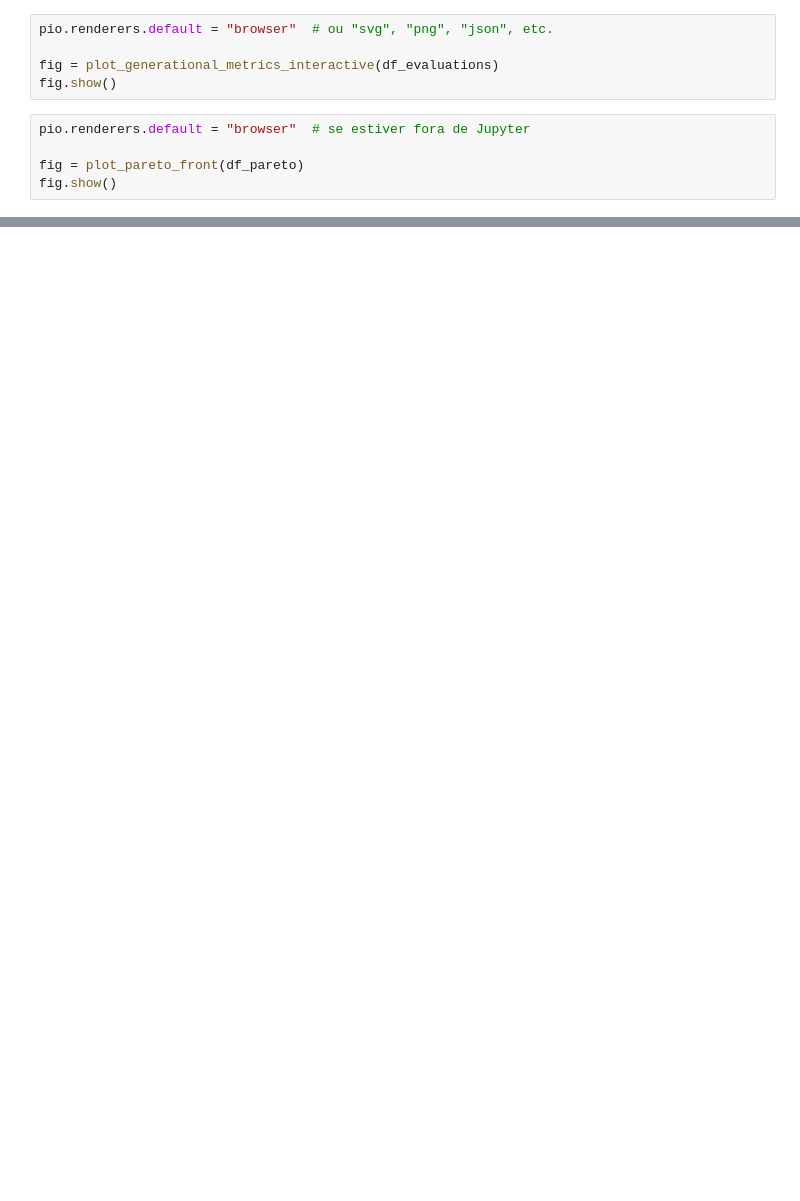
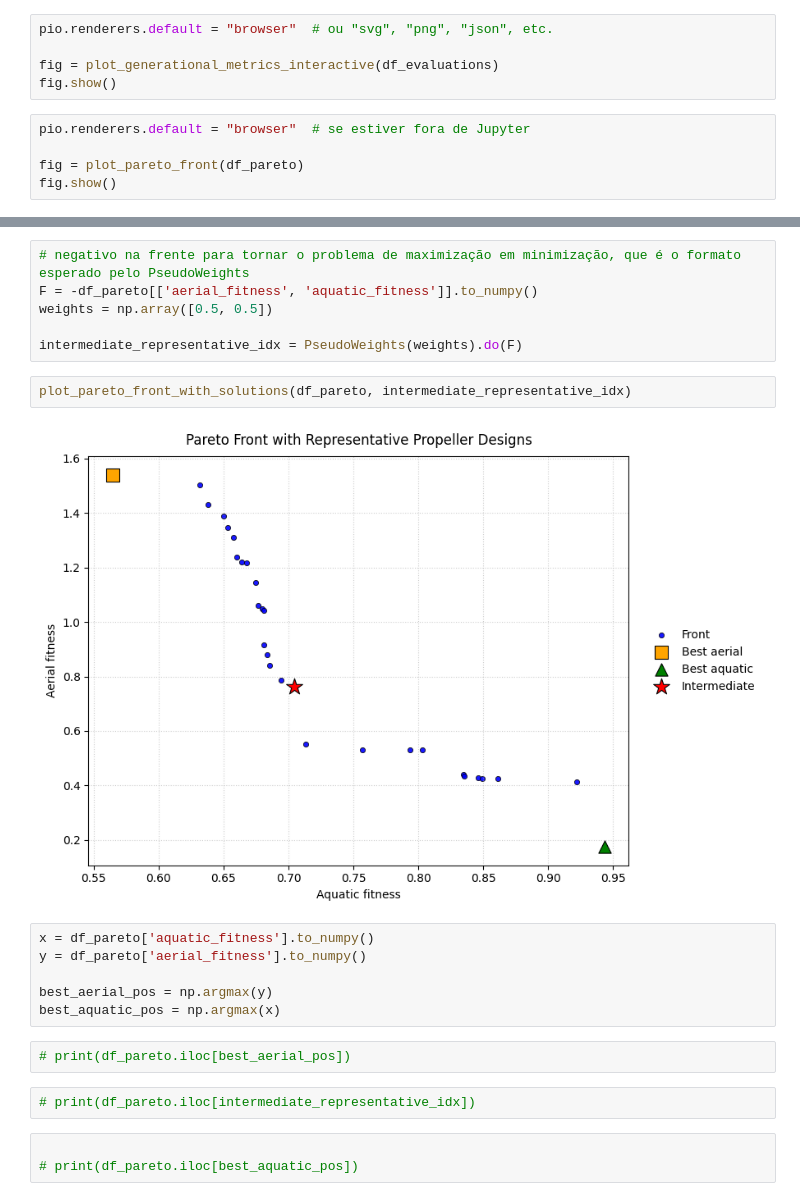
Before and after one commit to JoeVogel/hydrone-multi-objective-optimization, a Jupyter notebook: analysis/plots/evaluate_run.ipynb, the cells around one changed output, grey strips where cells are left out. Drawn from its saved outputs; the diff is of its cells as text; blank space fills up the shorter version.

```diff
--- a/analysis/plots/evaluate_run.ipynb
+++ b/analysis/plots/evaluate_run.ipynb
@@ -30,0 +54,23 @@ plot_pareto_front_matplot(df_pareto)
+# %%
+# negativo na frente para tornar o problema de maximização em minimização, que é o formato esperado pelo PseudoWeights
+F = -df_pareto[['aerial_fitness', 'aquatic_fitness']].to_numpy()
+weights = np.array([0.5, 0.5])
+
+intermediate_representative_idx = PseudoWeights(weights).do(F)
+# %%
+plot_pareto_front_with_solutions(df_pareto, intermediate_representative_idx)
+# %% [output]
+[figure, added]
+# %%
+x = df_pareto['aquatic_fitness'].to_numpy()
+y = df_pareto['aerial_fitness'].to_numpy()
+
+best_aerial_pos = np.argmax(y)
+best_aquatic_pos = np.argmax(x)
+# %%
+# print(df_pareto.iloc[best_aerial_pos])
+# %%
+# print(df_pareto.iloc[intermediate_representative_idx])
+# %%
+
+# print(df_pareto.iloc[best_aquatic_pos])
```
Also changed, not shown: parts of 6 cells of this notebook, 5 other files.
